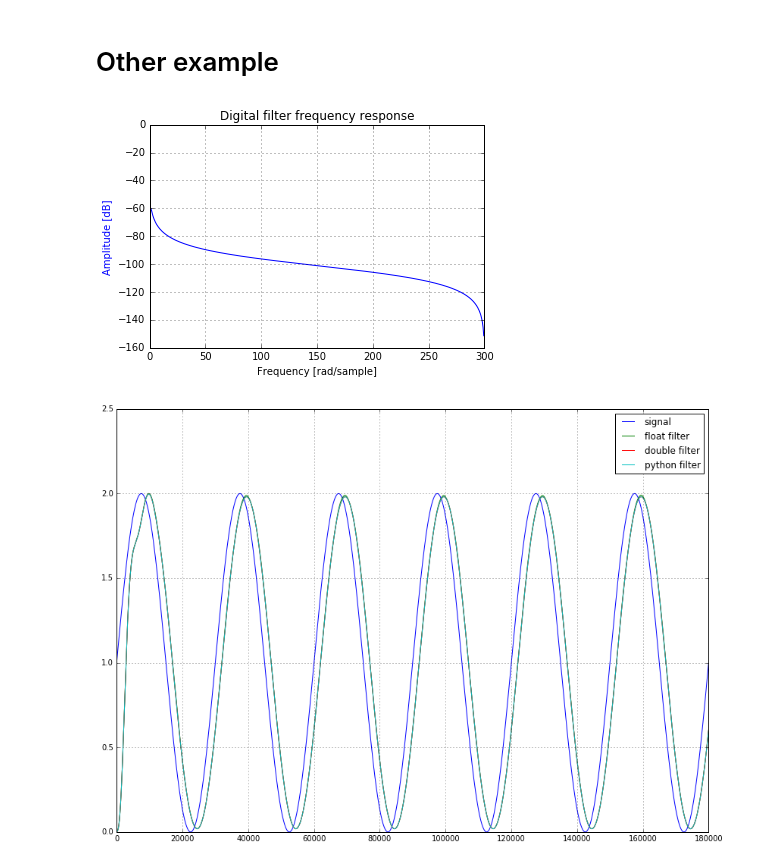
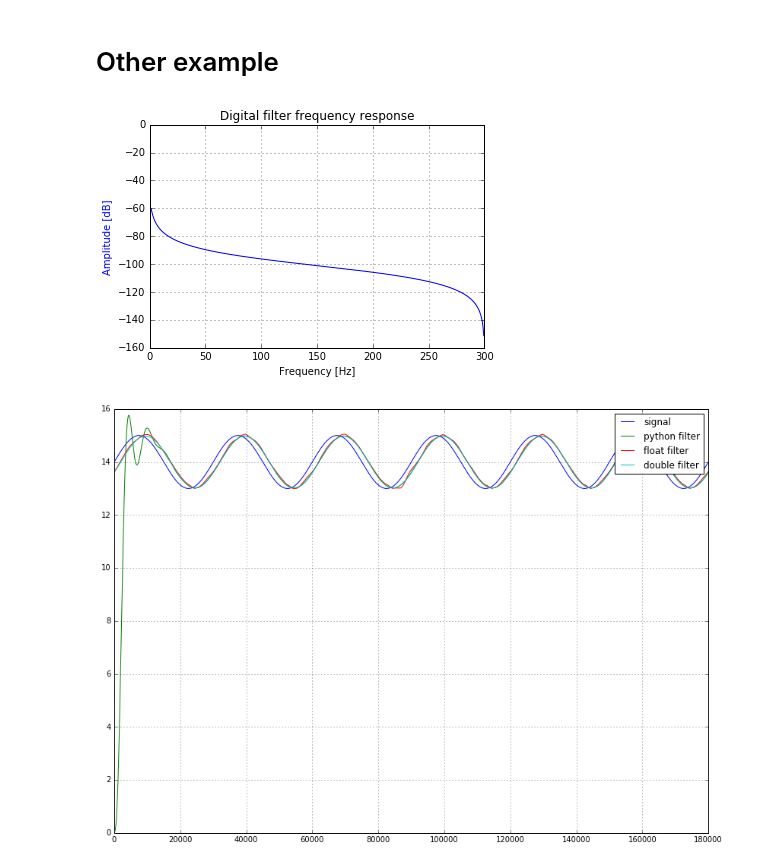
Before and after one commit to JitterCompany/python_c_filters, a Jupyter notebook: examples/CFilt Example.ipynb, the cells around one changed output. Cells and saved outputs as stored; diff of their text form; code cells hidden in the pictures.

```diff
--- a/examples/CFilt Example.ipynb
+++ b/examples/CFilt Example.ipynb
@@ -85,33 +85,33 @@ ax1 = fig.add_subplot(111)
 
 plt.plot(w / np.pi * nyq, 20 * np.log10(abs(h)), 'b')
 plt.ylabel('Amplitude [dB]', color='b')
-plt.xlabel('Frequency [rad/sample]')
+plt.xlabel('Frequency [Hz]')
 plt.grid()
 # %% [output]
-[figure, old version]
+[figure, new version]
 # %%
 T = 300
 fs = 600
 f1 = 0.02
 t = np.arange(0, T, 1/fs)
 
-o = 1
+o = 14
 
 
 x = o+np.sin(2*np.pi*f1*t)
 y = cfilt.filter32_apply(i, x.astype('float32'))
 y2 = cfilt.filter64_apply(j, x.astype('float64'))
 
 y3 = signal.lfilter(b,a,x)
 
 
 plt.figure(figsize=(14,10))
 plt.plot(x, label="signal")
+plt.plot(y3, label='python filter')
 plt.plot(y, label='float filter')
 plt.plot(y2, label='double filter')
-plt.plot(y3, label='python filter')
 
 plt.legend()
 plt.grid()
 # %% [output]
-[figure, old version]
+[figure, new version]
```
